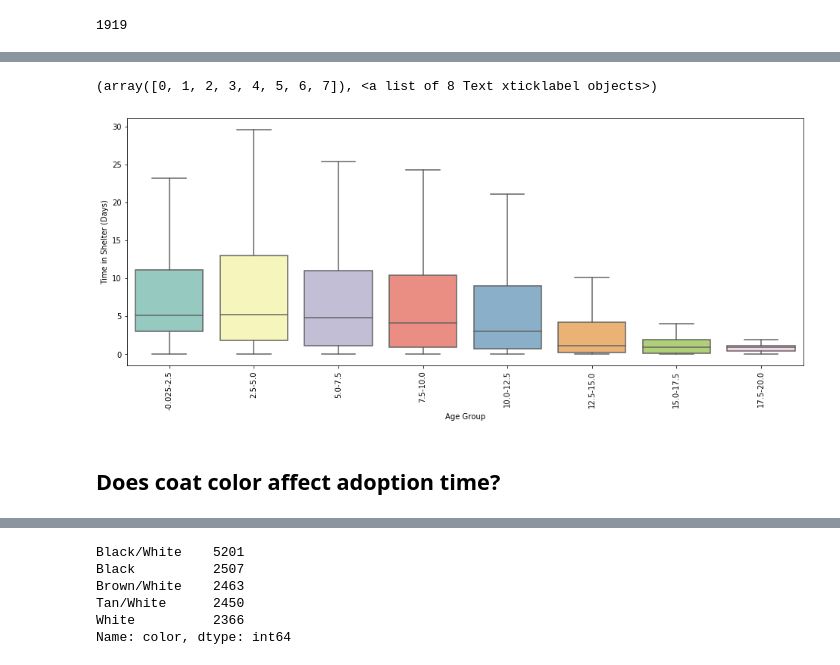
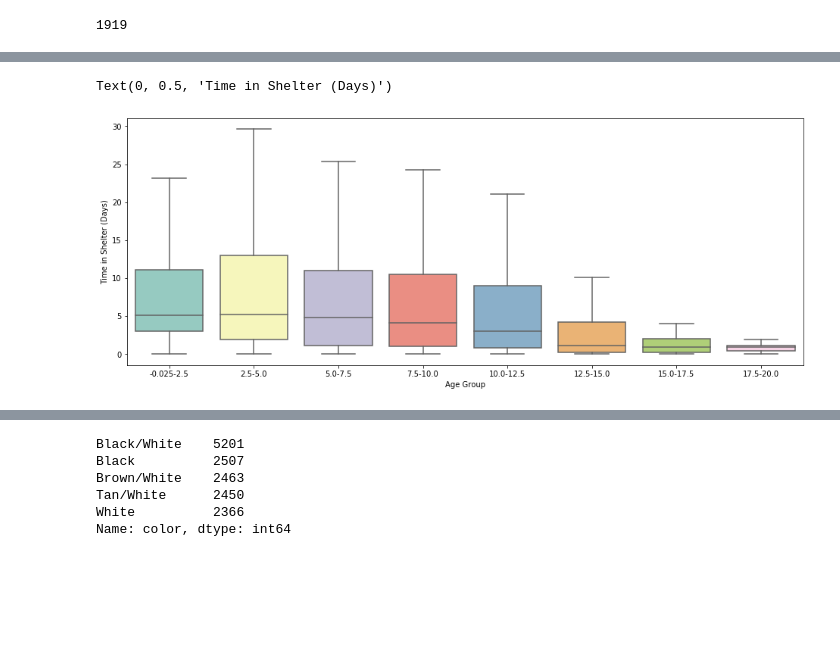
Before and after one commit to krritz/Animal-Shelter-Exploratory-Analysis, a Jupyter notebook: Animal Shelter Analysis.ipynb, the cells around one changed output, grey strips where cells are left out. Cells and saved outputs as stored; diff of their text form; code cells hidden in the pictures; blank space fills up the shorter version.

```diff
--- a/Animal Shelter Analysis.ipynb
+++ b/Animal Shelter Analysis.ipynb
@@ -262,12 +266,9 @@ sortagegroup
 # %%
 plt.figure(figsize=(16, 6))
 sns.boxplot(x='age_group', y='time_in_shelter_days',
                     data=dogs, palette='Set3', showfliers=False, order=sortagegroup)
 plt.xlabel('Age Group')
 plt.ylabel('Time in Shelter (Days)')
-plt.xticks(rotation=90)
 # %% [output]
-(array([0, 1, 2, 3, 4, 5, 6, 7]), <a list of 8 Text xticklabel objects>)
+Text(0, 0.5, 'Time in Shelter (Days)')
-[figure, old version]
+[figure, new version]
-# %% [markdown]
-## Does coat color affect adoption time?
```
Also changed, not shown: parts of 110 cells of this notebook, 2 other files.
